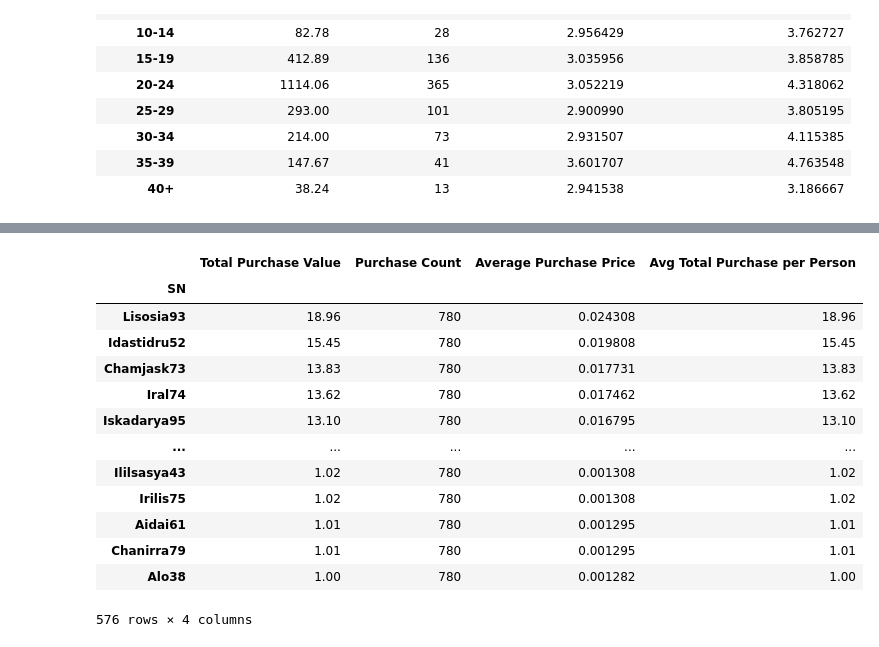
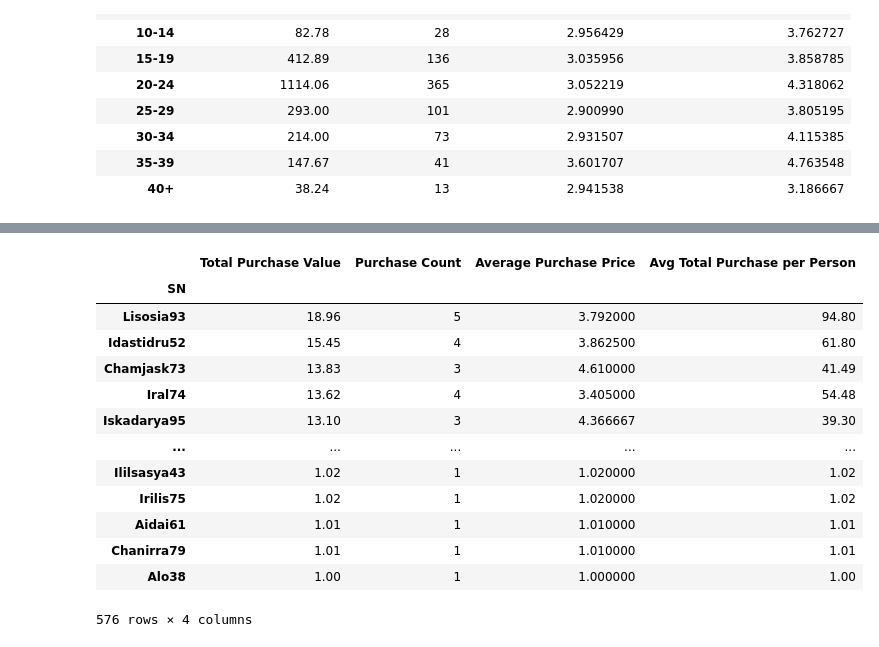
Before and after one commit to LexiJess/Pandas_Challenge, a Jupyter notebook: HeroesOfPymoli/HeroesOfPymoli_Jupyter.ipynb, the cells around one changed output, grey strips where cells are left out. Cells and saved outputs as stored; diff of their text form; code cells hidden in the pictures.

Commit message:
more df's done, but strugging to get the columns added when they're supposed to be. My code looks lovely, but it won't populate.

```diff
--- a/HeroesOfPymoli/HeroesOfPymoli_Jupyter.ipynb
+++ b/HeroesOfPymoli/HeroesOfPymoli_Jupyter.ipynb
@@ -458,3 +458,10 @@ only_purchase_data_binned
 | 30-34 | 214.00 | 73 | 2.931507 | 4.115385 |
 | 35-39 | 147.67 | 41 | 3.601707 | 4.763548 |
 | 40+ | 38.24 | 13 | 2.941538 | 3.186667 |
+# %%
+#count how many people are in each bin.
+SN_only_purchase_data_bin_counts=only_purchase_data_df.groupby('SN').count()["Purchase ID"].rename("Total Count")
+SN_only_purchase_data_bin_counts=pd.DataFrame(only_purchase_data_bin_counts)
+
+
+SN_only_purchase_data_bin_counts
@@ -461,27 +483,33 @@ only_purchase_data_binned
 # %%
 SN_Data_Purchase=playerdata.groupby("SN").sum()["Price"].rename("Total Purchase Value")
 SN_Data_Purchase=pd.DataFrame(SN_Data_Purchase)
 
-SN_Data_Purchase["Purchase Count"]= playerdata["SN"].count()
+SN_Data_Purchase["Purchase Count"]= SN_only_purchase_data_bin_counts["Total Count"]
 SN_Data_Purchase["Average Purchase Price"]=SN_Data_Purchase["Total Purchase Value"]/SN_Data_Purchase["Purchase Count"]
 
-SN_Data_Purchase["Avg Total Purchase per Person"]=SN_Data_Purchase["Average Purchase Price"]*SN_Data_Purchase["Purchase Count"]
+SN_Data_Purchase["Avg Total Purchase per Person"]=SN_Data_Purchase["Total Purchase Value"]*SN_Data_Purchase["Purchase Count"]
+
+
+
 
 SN_Data_Purchase.sort_values(by=['Total Purchase Value'], ascending=False)
 
+#SN_Data_Purchase.drop["Avg Total Purchase per Person"]
+
 #SN_Data_Purchase
+#SN_Data_Purchase.drop["Avg Total Purchase per Person"] didn't work to drop the last column. Try something else?
 # %% [output]
 |  | Total Purchase Value | Purchase Count | Average Purchase Price | Avg Total Purchase per Person |
 | SN |  |  |  |  |
-| Lisosia93 | 18.96 | 780 | 0.024308 | 18.96 |
-| Idastidru52 | 15.45 | 780 | 0.019808 | 15.45 |
-| Chamjask73 | 13.83 | 780 | 0.017731 | 13.83 |
-| Iral74 | 13.62 | 780 | 0.017462 | 13.62 |
-| Iskadarya95 | 13.10 | 780 | 0.016795 | 13.10 |
+| Lisosia93 | 18.96 | 5 | 3.792000 | 94.80 |
+| Idastidru52 | 15.45 | 4 | 3.862500 | 61.80 |
+| Chamjask73 | 13.83 | 3 | 4.610000 | 41.49 |
+| Iral74 | 13.62 | 4 | 3.405000 | 54.48 |
+| Iskadarya95 | 13.10 | 3 | 4.366667 | 39.30 |
 | ... | ... | ... | ... | ... |
-| Ililsasya43 | 1.02 | 780 | 0.001308 | 1.02 |
-| Irilis75 | 1.02 | 780 | 0.001308 | 1.02 |
-| Aidai61 | 1.01 | 780 | 0.001295 | 1.01 |
-| Chanirra79 | 1.01 | 780 | 0.001295 | 1.01 |
-| Alo38 | 1.00 | 780 | 0.001282 | 1.00 |
+| Ililsasya43 | 1.02 | 1 | 1.020000 | 1.02 |
+| Irilis75 | 1.02 | 1 | 1.020000 | 1.02 |
+| Aidai61 | 1.01 | 1 | 1.010000 | 1.01 |
+| Chanirra79 | 1.01 | 1 | 1.010000 | 1.01 |
+| Alo38 | 1.00 | 1 | 1.000000 | 1.00 |
 576 rows × 4 columns
```
Also changed, not shown: parts of 6 cells of this notebook, 1 other file.
